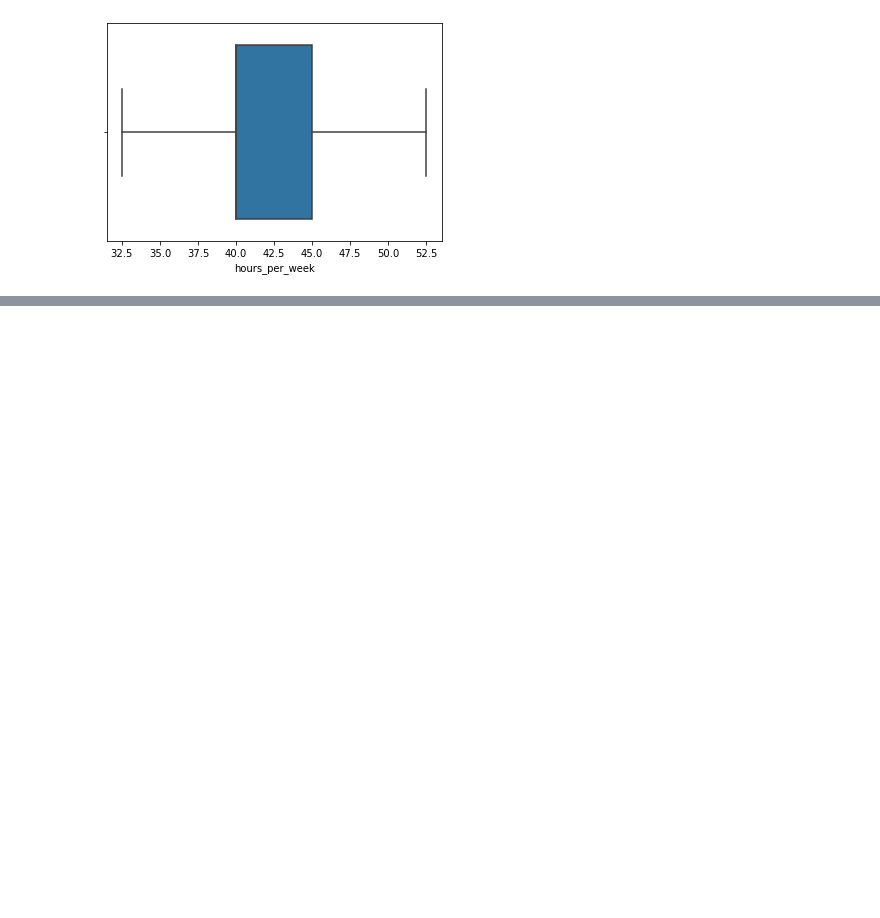
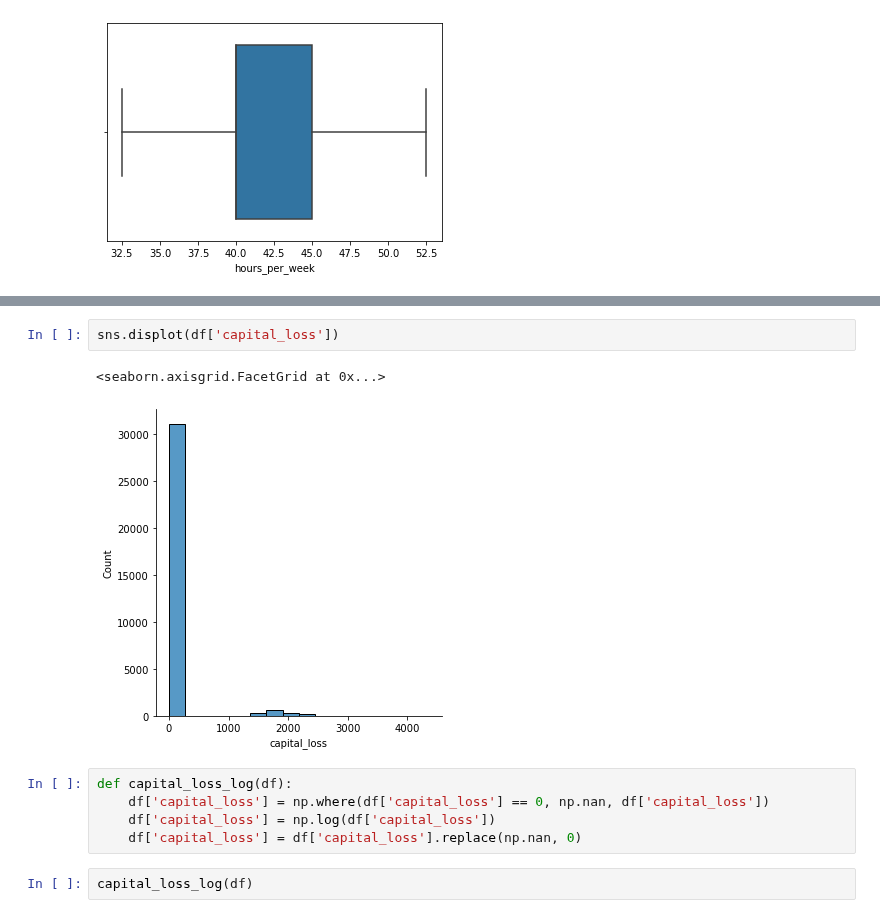
Before and after one commit to akritkbehera/Salary-Prediction-, a Jupyter notebook: Untitled.ipynb, the cells around one changed output, grey strips where cells are left out. Drawn from its saved outputs; the diff is of its cells as text; blank space fills up the shorter version.

```diff
--- a/Untitled.ipynb
+++ b/Untitled.ipynb
@@ -120,0 +142,12 @@ sns.boxplot(df['hours_per_week'])
+# %%
+sns.displot(df['capital_loss'])
+# %% [output]
+<seaborn.axisgrid.FacetGrid at 0x...>
+[figure, added]
+# %%
+def capital_loss_log(df):
+    df['capital_loss'] = np.where(df['capital_loss'] == 0, np.nan, df['capital_loss'])
+    df['capital_loss'] = np.log(df['capital_loss'])
+    df['capital_loss'] = df['capital_loss'].replace(np.nan, 0)
+# %%
+capital_loss_log(df)
```
Also changed, not shown: parts of 24 cells of this notebook.
